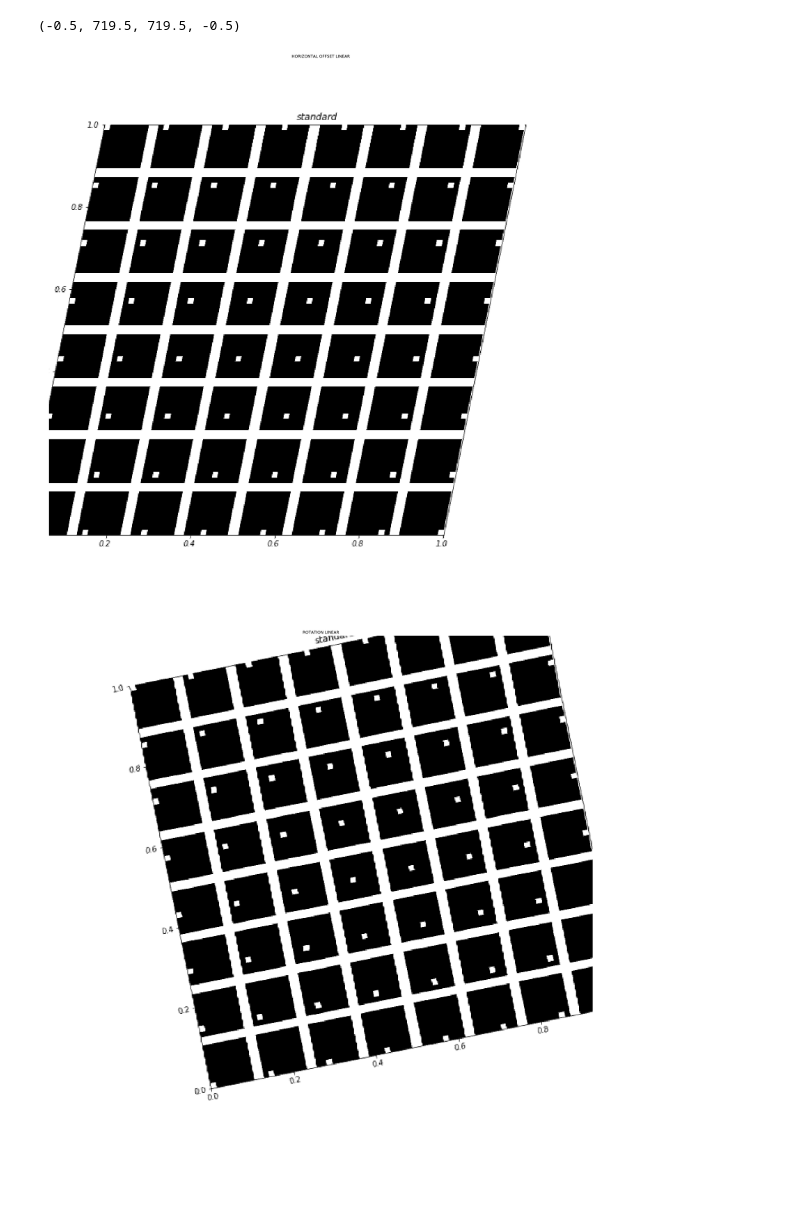
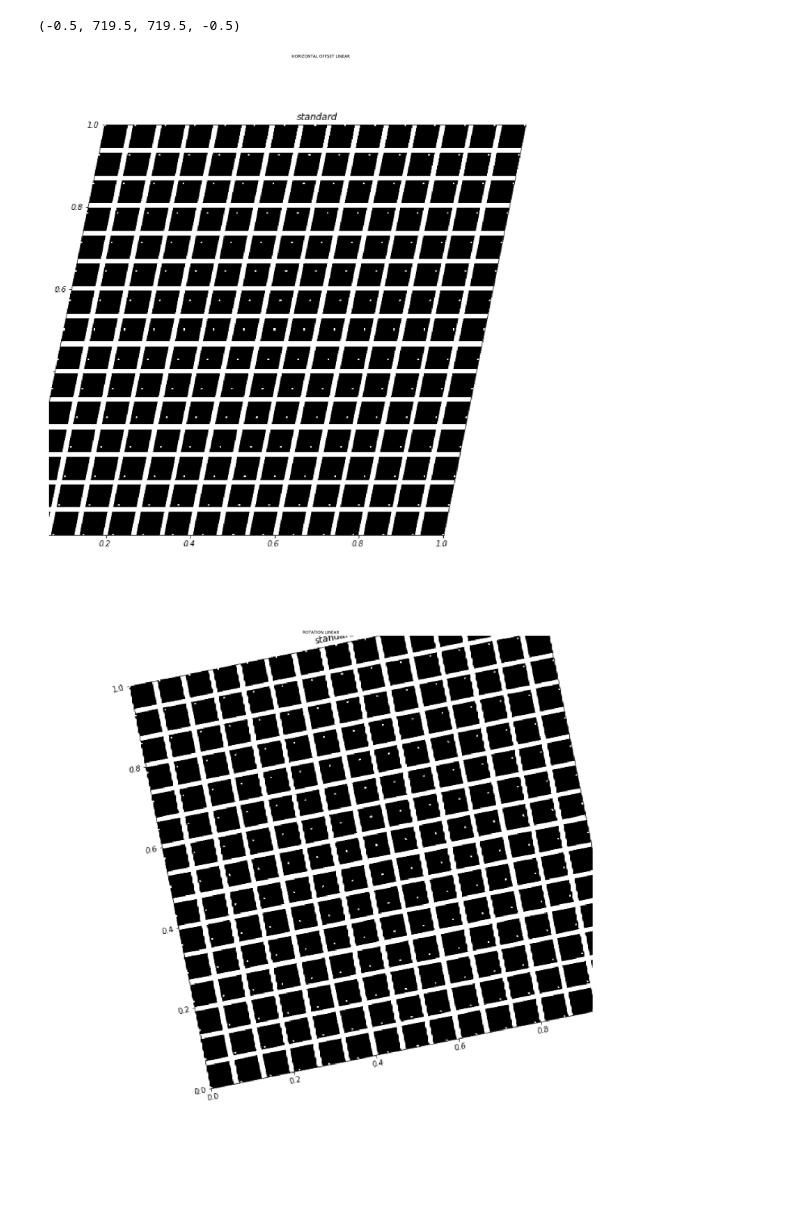
Before and after one commit to lorenz0890/sip_a3, a Jupyter notebook: sip_a3.ipynb, the cells around one changed output. Saved outputs shown, nothing was run; the diff lists cells and outputs as text; code cells hidden in the pictures.

```diff
--- a/sip_a3.ipynb
+++ b/sip_a3.ipynb
@@ -103,6 +147,7 @@ basis_images('sin', N)
 # %%
 #Task 2
 
+#Source:
 #https://www.paulinternet.nl/?page=bicubic
 def cubic_interpolator(p0, p1, p2, p3, x):
     return (p1 +
@@ -110,7 +155,10 @@ def cubic_interpolator(p0, p1, p2, p3, x):
             x*(2.0*p0-5.0*p1+4.0*p2-p3)+
             x*(3.0*(p1-p2)+p3-p0)))
 
-def transform(img, mode, args):
+#Source:
+#https://www.ocf.berkeley.edu/~fricke/projects/israel/paeth/rotation_by_shearing.html
+def shear(img, mode, args):
+    #args = [delta, interpolation]
     if mode == 'horizontal':
         delta = args[0]
         img_modified = np.ones(img.shape)
@@ -146,7 +194,7 @@ def transform(img, mode, args):
                                 p4 = img[y-1][x]
                                 img_modified[column][row] = cubic_interpolator(p1, p2, p3, p4, p0)
                             except:
-                               pass
+                                pass
 
                     elif 0 < int(row+delta) < img.shape[1]:
                             img_modified[column][row] = img[column][int(row+delta)]
@@ -228,51 +276,55 @@ def transform(img, mode, args):
             xdelta += xshear
 
         return img_modified3
+
+
+def rotate(img, args):
+    #args = [theta, interpolation mode]
+    return shear(img, 'rotate', args)
 # %%
 
-img = io.imread('standard.png', as_gray = True) #use one of the images generated in task 1
-img = transform(img, 'horizontal', [0.2, 'linear'])
+img = io.imread('standard_15.png', as_gray = True) #use one of the images generated in task 1
+img = shear(img, 'horizontal', [0.2, 'linear'])
 fig = plot.figure(figsize=(30,30))
 plot.title('HORIZONTAL OFFSET LINEAR')
 plot.gray()
 plot.imshow(img)
 plot.axis('off')
 
 
-img = io.imread('standard.png', as_gray = True) #use one of the images generated in task 1
-img = transform(img, 'rotate', [0.2, 'linear'])
+img = io.imread('standard_15.png', as_gray = True) #use one of the images generated in task 1
+img = rotate(img, [0.2, 'linear'])
 fig = plot.figure(figsize=(30,30))
 plot.title('ROTATION LINEAR')
 plot.gray()
 plot.imshow(img)
 plot.axis('off')
 
 
-img = io.imread('standard.png', as_gray = True) #use one of the images generated in task 1
-img = transform(img, 'horizontal', [0.2, 'nearest neighbour'])
+img = io.imread('standard_15.png', as_gray = True) #use one of the images generated in task 1
+img = shear(img, 'horizontal', [0.2, 'nearest neighbour'])
 fig = plot.figure(figsize=(30,30))
 plot.title('HORIZONTAL OFFSET NN')
 plot.gray()
 plot.imshow(img)
 plot.axis('off')
 
-
-img = io.imread('standard.png', as_gray = True) #use one of the images generated in task 1
-img = transform(img, 'rotate', [0.2, 'nearest neighbour'])
+img = io.imread('standard_15.png', as_gray = True) #use one of the images generated in task 1
+img = rotate(img, [0.2, 'nearest neighbour'])
 fig = plot.figure(figsize=(30,30))
 plot.title('ROTATION NN')
 plot.gray()
 plot.imshow(img)
 plot.axis('off')
 
-img = io.imread('standard.png', as_gray = True) #use one of the images generated in task 1
-img = transform(img, 'horizontal', [0.2, 'cubic'])
+img = io.imread('standard_15.png', as_gray = True) #use one of the images generated in task 1
+img = shear(img, 'horizontal', [0.2, 'cubic'])
 fig = plot.figure(figsize=(30,30))
 plot.title('HORIZONTAL OFFSET CUBIC')
 plot.gray()
 plot.imshow(img)
 plot.axis('off')
 # %% [output]
 (-0.5, 719.5, 719.5, -0.5)
-[figure, old version]
+[figure, new version]
-[figure, old version]
+[figure, new version]
```
Also changed, not shown: parts of 7 cells of this notebook.
